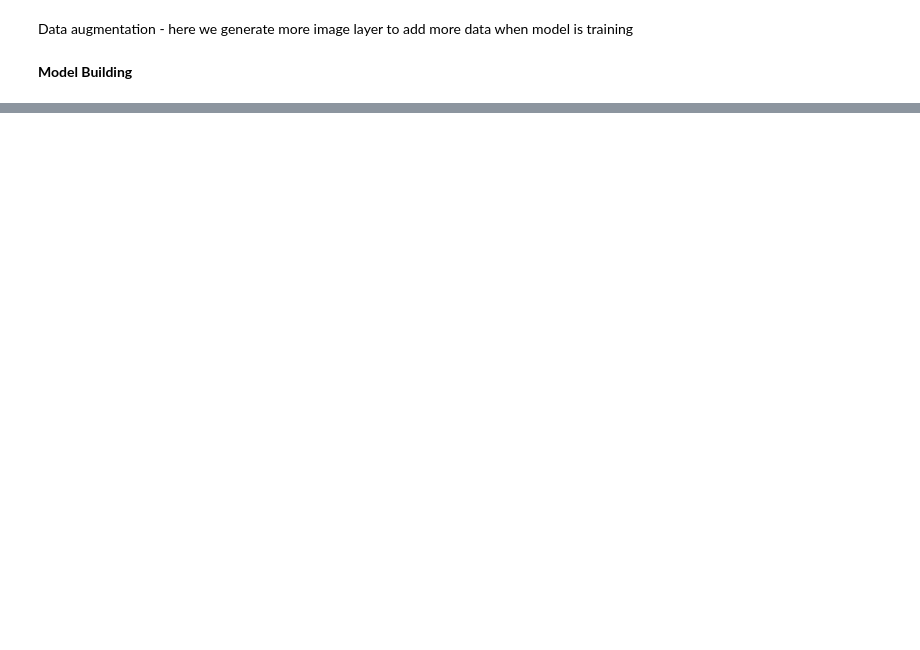
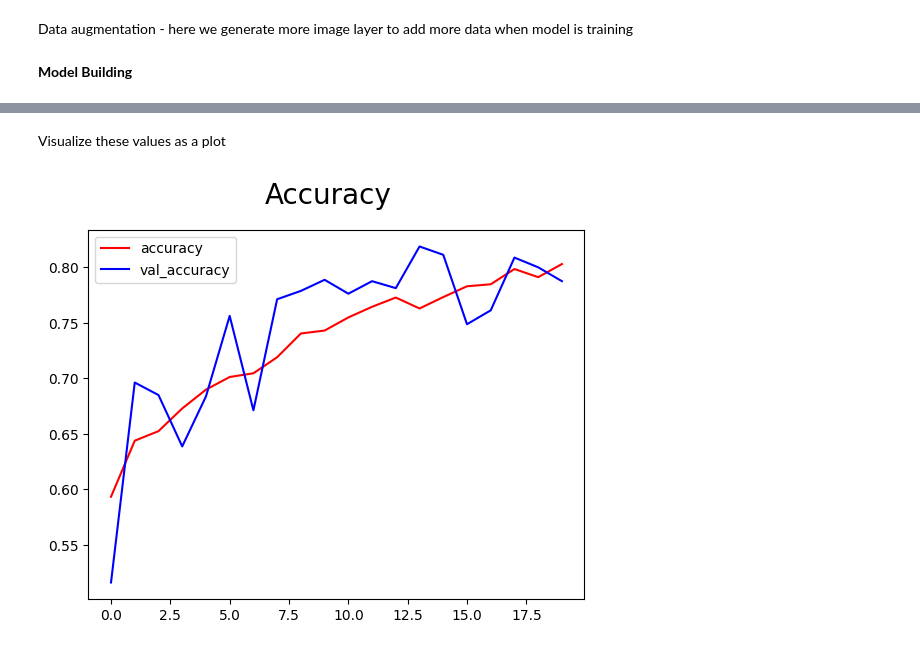
Before and after one commit to sankadesh/tensorflow-image-classifier-prototype, a Jupyter notebook: notebooks/model.ipynb, the cells around one changed output, grey strips where cells are left out. Cells and saved outputs as stored; diff of their text form; code cells hidden in the pictures; blank space fills up the shorter version.

Commit message:
Model training, validation and evaluation

```diff
--- a/notebooks/model.ipynb
+++ b/notebooks/model.ipynb
@@ -188,0 +213,12 @@ model.add(tf.keras.layers.Dense(1, activation='sigmoid'))
+# %%
+model.compile(
+    optimizer='adam',
+    loss='binary_crossentropy',
+    metrics=['accuracy']
+)
+# %%
+history = model.fit(
+     train_data,
+     epochs=20,
+     validation_data=validation_data
+)
@@ -188,0 +265,11 @@ model.add(tf.keras.layers.Dense(1, activation='sigmoid'))
+# %% [markdown]
+Visualize these values as a plot
+# %%
+fig = plt.figure()
+plt.plot(history.history['accuracy'],color='red',label='accuracy')
+plt.plot(history.history['val_accuracy'],color='blue',label='val_accuracy')
+plt.suptitle('Accuracy',fontsize=20)
+plt.legend()
+plt.show()
+# %% [output]
+[figure, added]
```
Also changed, not shown: parts of 28 cells of this notebook.
